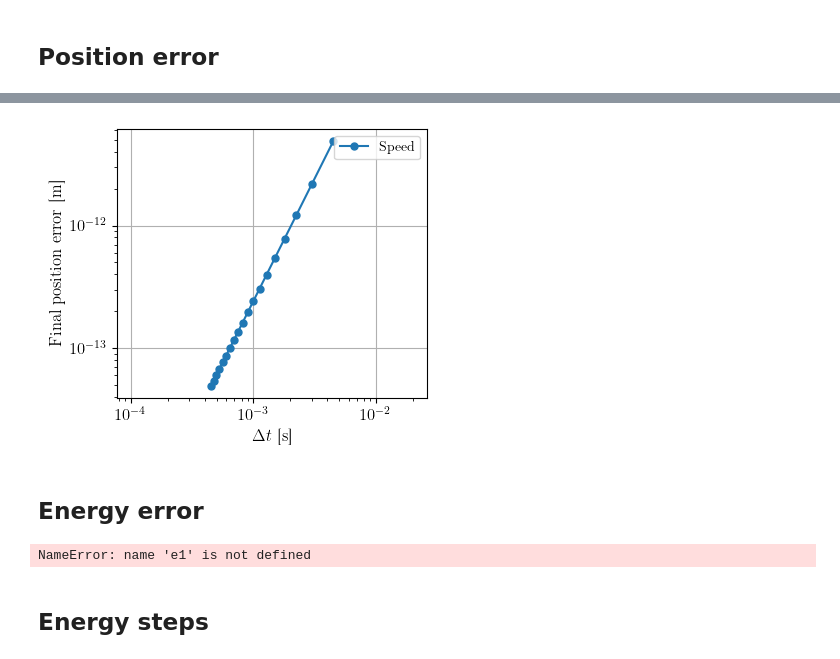
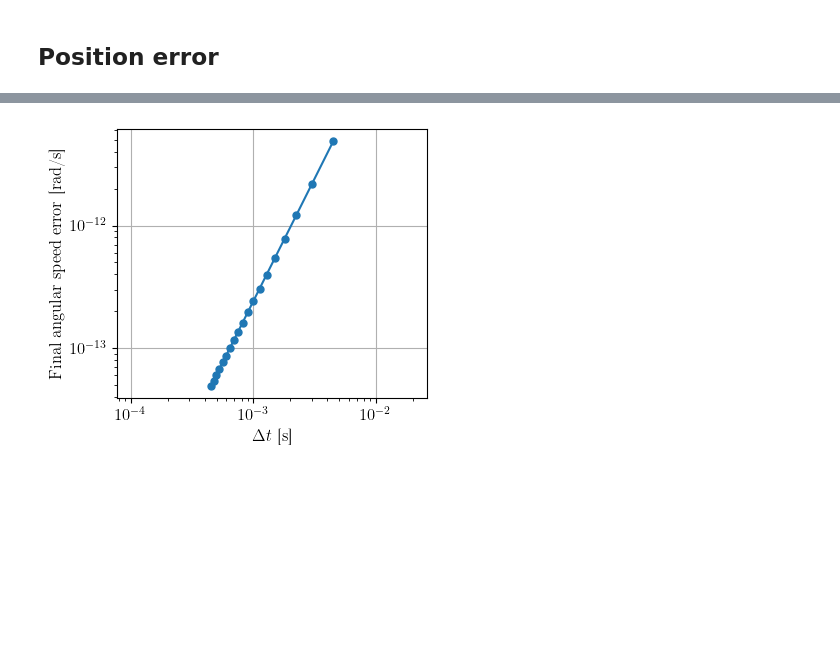
Before and after one commit to TomVdt/PhysNum, a Jupyter notebook: exercice2/analysis/analysis3ai.ipynb, the cells around one changed output, grey strips where cells are left out. Saved outputs shown, nothing was run; the diff lists cells and outputs as text; code cells hidden in the pictures; blank space fills up the shorter version.

```diff
--- a/exercice2/analysis/analysis3ai.ipynb
+++ b/exercice2/analysis/analysis3ai.ipynb
@@ -192,45 +190,14 @@ plt.savefig(export_path + 'no_excitation_pos_conv.pdf')
 # %%
 plt.loglog(dt, speed_errors, '.-', label='Speed')
 # plt.loglog(dt, dt**2)
 
 plt.xlabel(r'$\Delta t$ [s]')
-plt.ylabel(r'Final position error [m]')
+plt.ylabel(r'Final angular speed error [rad/s]')
 plt.xticks()
 plt.yticks()
 plt.grid()
-plt.legend()
+# plt.legend()
 plt.axis('equal')
-plt.savefig(export_path + 'no_excitation_pos_conv.pdf')
+plt.savefig(export_path + 'no_excitation_vel_conv.pdf')
 # %% [output]
-[figure, old version]
+[figure, new version]
-# %% [markdown]
-## Energy error
-# %%
-%matplotlib inline
-plt.loglog(dt, e1, 'r|-', label='Explicit')
-plt.loglog(dt, e2, 'g_-', label='Implicit')
-plt.loglog(dt, e3, 'b.-', label='Semi-implicit')
-
-x1, x2, y1, y2 = 9e-3, 1e-1, 4e-2, 5e-1
-axins = plt.gca().inset_axes(
-    [0.14, 0.42, 0.3, 0.3],
-    xlim=(x1, x2), ylim=(y1, y2),
-)
-axins.loglog(dt, e1, 'r|-', label='Explicit')
-axins.plot(dt, e2, 'g_-', label='Implicit')
-axins.grid()
-axins.set_aspect('equal')
-plt.gca().indicate_inset_zoom(axins, edgecolor="black")
-
-plt.xlabel(r'$\Delta t$ [s]')
-plt.ylabel(r'Energy error [J]')
-plt.xticks()
-plt.yticks()
-plt.grid()
-plt.legend(loc='center right')
-plt.axis('equal')
-plt.savefig(export_path + 'nograv_energy_error_all.pdf')
-# %% [output]
-NameError: name 'e1' is not defined
-# %% [markdown]
-## Energy steps
```
Also changed, not shown: parts of 6 cells of this notebook, 9 other files.
